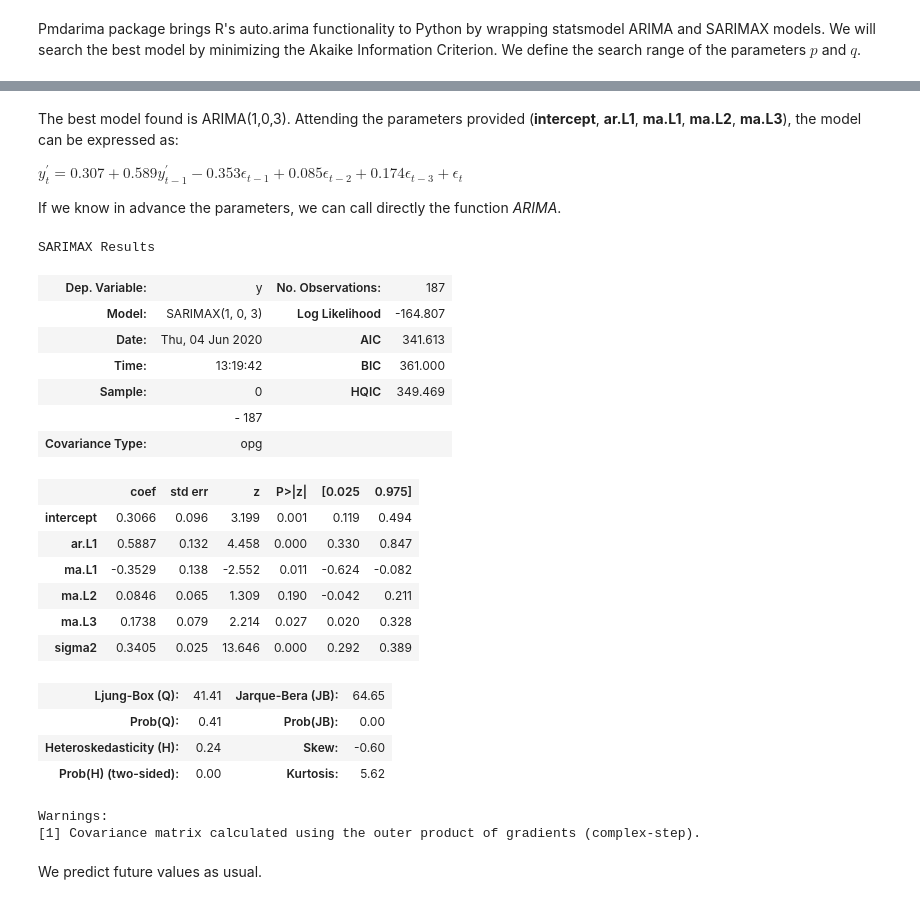
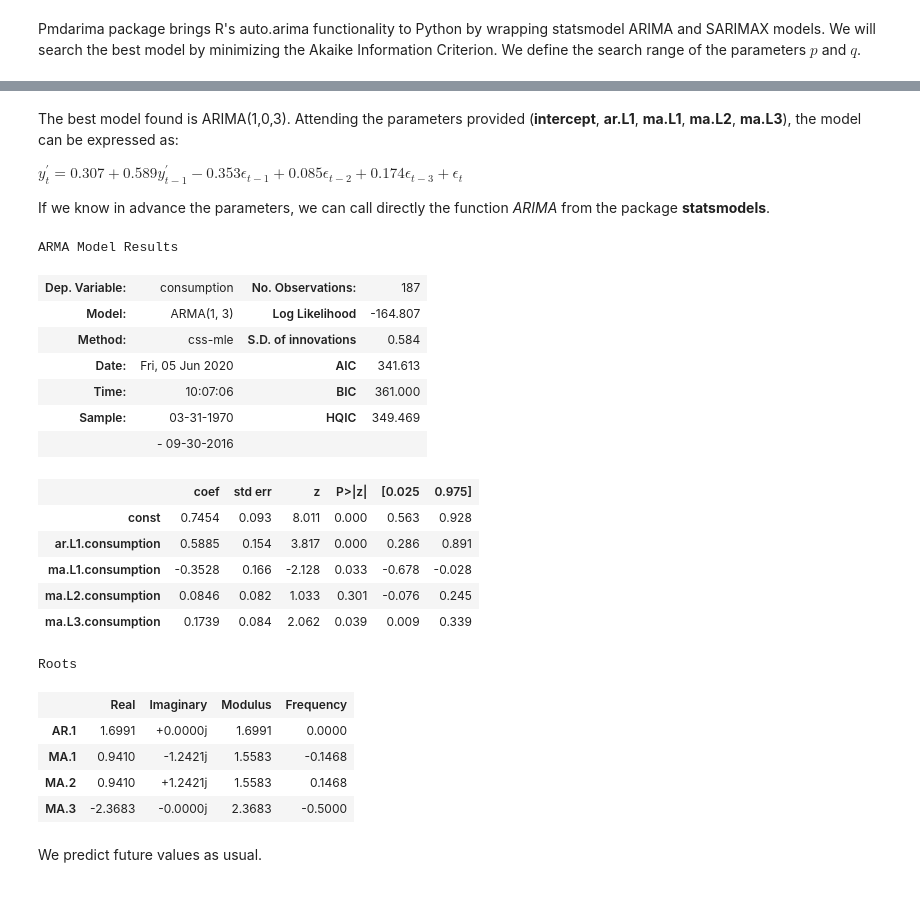
Before and after one commit to mabelc/forcasting, a Jupyter notebook: notebooks/arima.ipynb, the cells around one changed output, grey strips where cells are left out. Drawn from its saved outputs; the diff is of its cells as text; code cells hidden in the pictures.

```diff
--- a/notebooks/arima.ipynb
+++ b/notebooks/arima.ipynb
@@ -188,35 +190,34 @@ The best model found is ARIMA(1,0,3). Attending the parameters provided (**inter
 
 $y^{'}_{t}= 0.307 + 0.589 y^{'}_{t-1}-0.353 \epsilon_{t-1} +0.085\epsilon_{t-2} + 0.174 \epsilon_{t-3}+\epsilon_{t}$
 
-If we know in advance the parameters, we can call directly the function _ARIMA_.
+If we know in advance the parameters, we can call directly the function _ARIMA_ from the package **statsmodels**.
 # %%
 # fit ARIMA model
 
-arima_model = ARIMA(order=(1,0,3), seasonal_order=(0,0,0,4))
-arima_fit = arima_model.fit(us_df.consumption)
+arima_model = ARIMA(us_df.consumption, order=(1,0,3))
+arima_fit = arima_model.fit()
 arima_fit.summary()
 # %% [output]
-SARIMAX Results
+ARMA Model Results
-| Dep. Variable: | y | No. Observations: | 187 |
-| Model: | SARIMAX(1, 0, 3) | Log Likelihood | -164.807 |
-| Date: | Thu, 04 Jun 2020 | AIC | 341.613 |
-| Time: | 13:19:42 | BIC | 361.000 |
-| Sample: | 0 | HQIC | 349.469 |
-|  | - 187 |  |  |
-| Covariance Type: | opg |  |  |
+| Dep. Variable: | consumption | No. Observations: | 187 |
+| Model: | ARMA(1, 3) | Log Likelihood | -164.807 |
+| Method: | css-mle | S.D. of innovations | 0.584 |
+| Date: | Fri, 05 Jun 2020 | AIC | 341.613 |
+| Time: | 10:07:06 | BIC | 361.000 |
+| Sample: | 03-31-1970 | HQIC | 349.469 |
+|  | - 09-30-2016 |  |  |
 |  | coef | std err | z | P>|z| | [0.025 | 0.975] |
-| intercept | 0.3066 | 0.096 | 3.199 | 0.001 | 0.119 | 0.494 |
-| ar.L1 | 0.5887 | 0.132 | 4.458 | 0.000 | 0.330 | 0.847 |
-| ma.L1 | -0.3529 | 0.138 | -2.552 | 0.011 | -0.624 | -0.082 |
-| ma.L2 | 0.0846 | 0.065 | 1.309 | 0.190 | -0.042 | 0.211 |
-| ma.L3 | 0.1738 | 0.079 | 2.214 | 0.027 | 0.020 | 0.328 |
-| sigma2 | 0.3405 | 0.025 | 13.646 | 0.000 | 0.292 | 0.389 |
+| const | 0.7454 | 0.093 | 8.011 | 0.000 | 0.563 | 0.928 |
+| ar.L1.consumption | 0.5885 | 0.154 | 3.817 | 0.000 | 0.286 | 0.891 |
+| ma.L1.consumption | -0.3528 | 0.166 | -2.128 | 0.033 | -0.678 | -0.028 |
+| ma.L2.consumption | 0.0846 | 0.082 | 1.033 | 0.301 | -0.076 | 0.245 |
+| ma.L3.consumption | 0.1739 | 0.084 | 2.062 | 0.039 | 0.009 | 0.339 |
+Roots
-| Ljung-Box (Q): | 41.41 | Jarque-Bera (JB): | 64.65 |
-| Prob(Q): | 0.41 | Prob(JB): | 0.00 |
-| Heteroskedasticity (H): | 0.24 | Skew: | -0.60 |
-| Prob(H) (two-sided): | 0.00 | Kurtosis: | 5.62 |
+|  | Real | Imaginary | Modulus | Frequency |
+| AR.1 | 1.6991 | +0.0000j | 1.6991 | 0.0000 |
+| MA.1 | 0.9410 | -1.2421j | 1.5583 | -0.1468 |
+| MA.2 | 0.9410 | +1.2421j | 1.5583 | 0.1468 |
+| MA.3 | -2.3683 | -0.0000j | 2.3683 | -0.5000 |
-Warnings:
-[1] Covariance matrix calculated using the outer product of gradients (complex-step).
 # %% [markdown]
 We predict future values as usual.
 # %%
```
Also changed, not shown: parts of 14 cells of this notebook.
